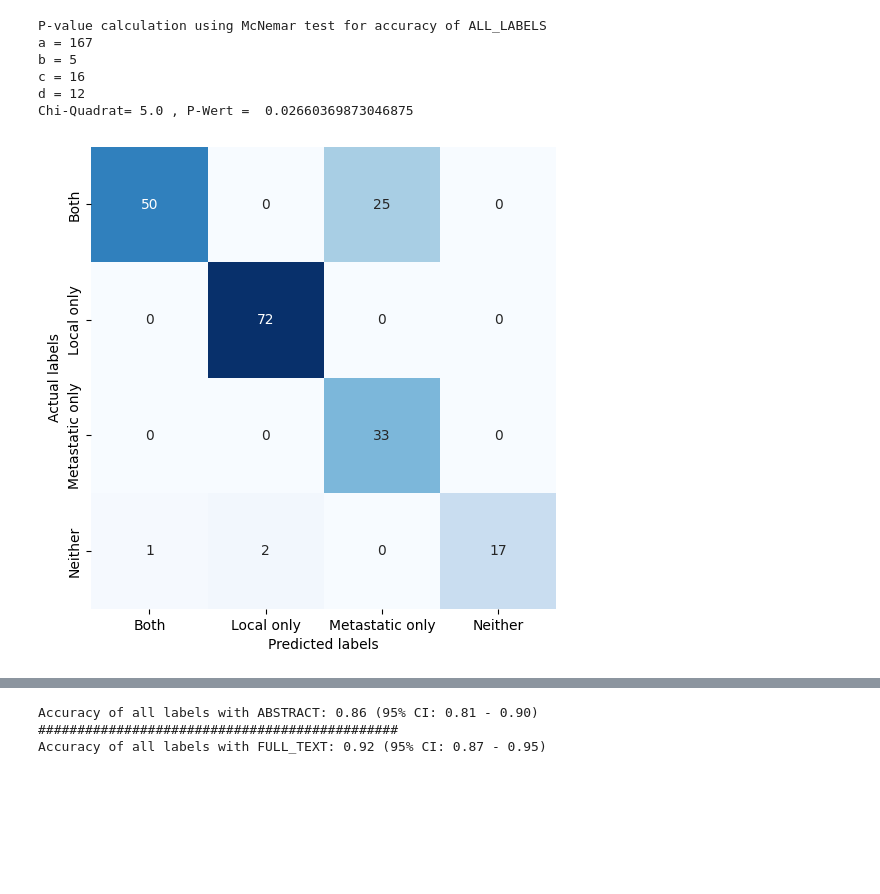
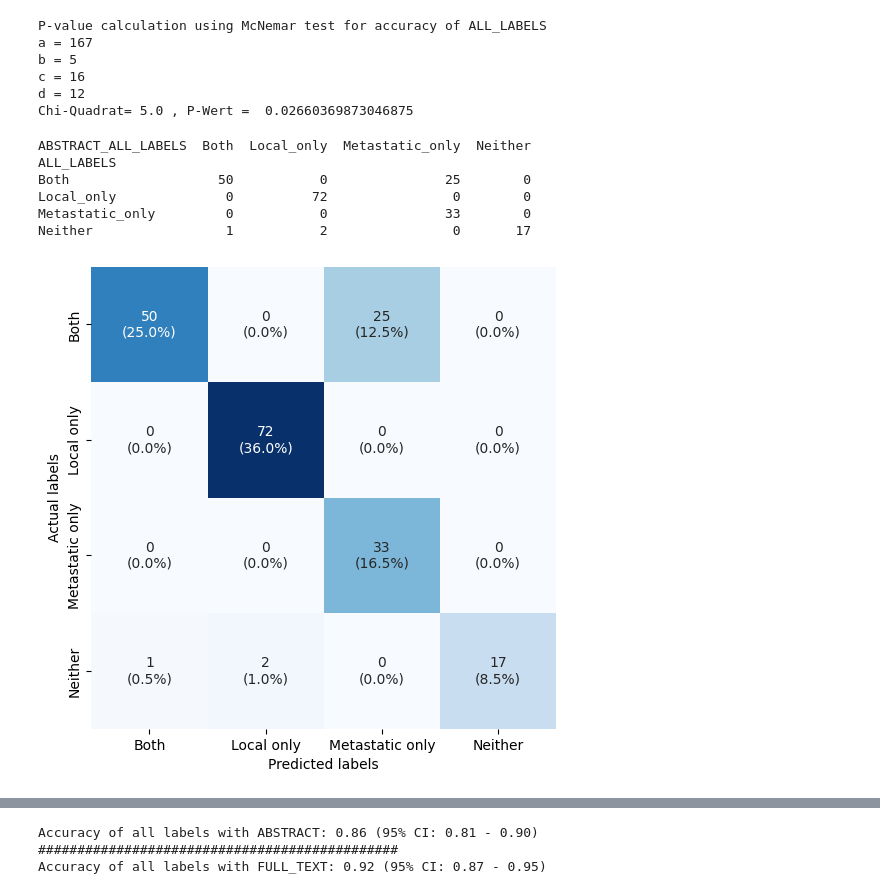
Before and after one commit to JuliaWy/Full-text-vs-Abstract, a Jupyter notebook: 4_analysis/analysis.ipynb, the cells around one changed output, grey strips where cells are left out. Saved outputs shown, nothing was run; the diff lists cells and outputs as text; code cells hidden in the pictures; blank space fills up the shorter version.

Commit message:
Added percentages to the Figures

```diff
--- a/4_analysis/analysis.ipynb
+++ b/4_analysis/analysis.ipynb
@@ -383,30 +403,42 @@ Chi-Quadrat= 5.0 , P-Wert =  0.02660369873046875
 # %%
 # Create the confusion matrix of predicted and actual values for combined labels
 confusion_matrix = pd.crosstab(
     table["ALL_LABELS"], table["ABSTRACT_ALL_LABELS"]
 )
+print (confusion_matrix)
 
 # Add a column called "Neither" and fill it with zeros if it does not exist
 if "Neither" not in confusion_matrix.columns:
     confusion_matrix["Neither"] = 0
 
+# Add percentage to the absolute number
+labels = np.array([
+f"{count}\n({count/2:.1f}%)" # Total number is always 200 so divide by 2 to get percentage
+for count in confusion_matrix.values.flatten()
+]).reshape(confusion_matrix.shape)
 
 # Plot the confusion matrix
 fig = plt.figure(figsize=(6,6))
-sns.heatmap(confusion_matrix, annot=True, cmap="Blues", fmt="d")
+sns.heatmap(confusion_matrix, annot=labels, cmap="Blues", fmt="")
 
 
 plt.xlabel("Predicted labels")
 plt.ylabel("Actual labels")
 plt.xticks([0.5, 1.5, 2.5, 3.5], ["Both", "Local only", "Metastatic only", "Neither"])
 plt.yticks([0.5, 1.5, 2.5, 3.5], ["Both", "Local only", "Metastatic only", "Neither"])
 # Remove the colorbar but keep the width of the heatmap
 plt.gca().collections[0].colorbar.remove()
 plt.show()
 
-fig.savefig("confusion_matrix_all_labels_ABSTRACT.png", dpi=300, bbox_inches="tight")
+fig.savefig("confusion_matrix_all_labels_ABSTRACT_percentage.png", dpi=300, bbox_inches="tight")
 # %% [output]
+ABSTRACT_ALL_LABELS  Both  Local_only  Metastatic_only  Neither
+ALL_LABELS
+Both                   50           0               25        0
+Local_only              0          72                0        0
+Metastatic_only         0           0               33        0
+Neither                 1           2                0       17
-[figure, old version]
+[figure, new version]
 # %%
 # Create the confusion matrix of predicted and actual values for combined labels
 confusion_matrix = pd.crosstab(
```
Also changed, not shown: parts of 9 cells of this notebook, 14 other files.
